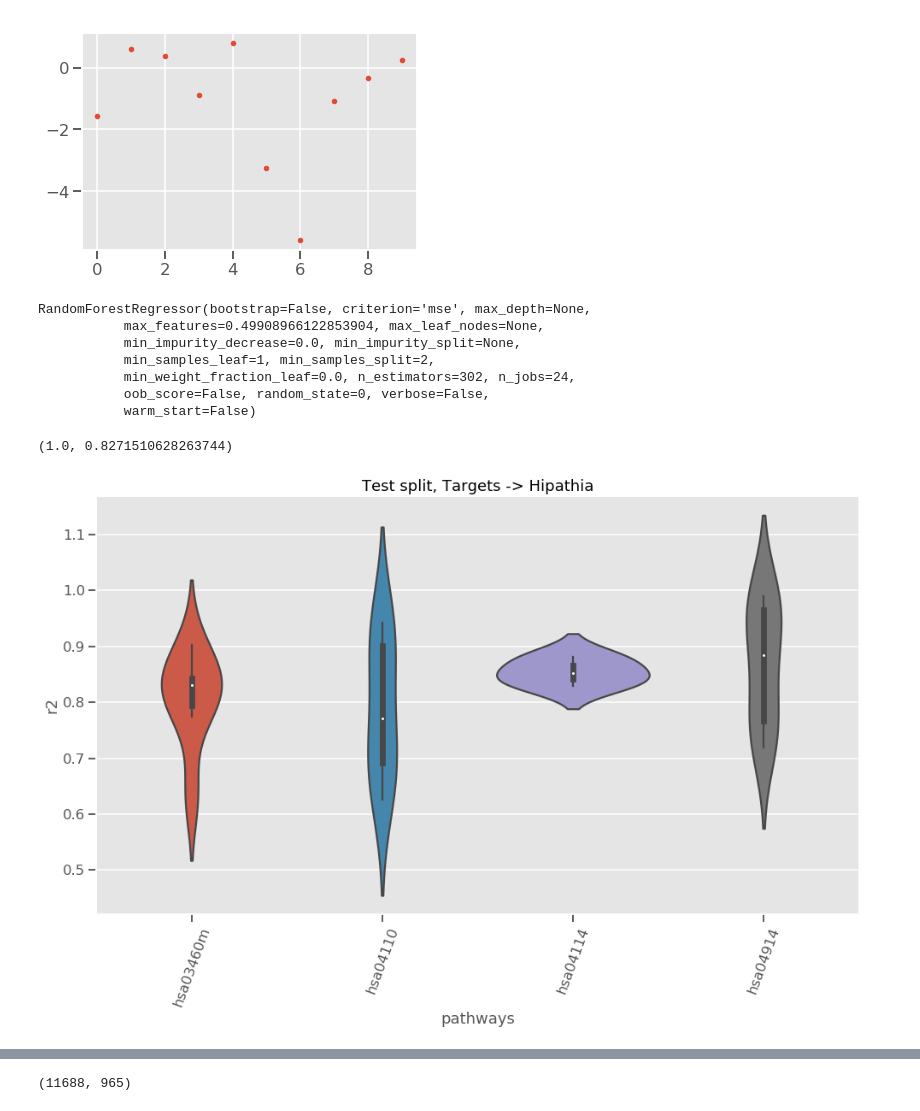
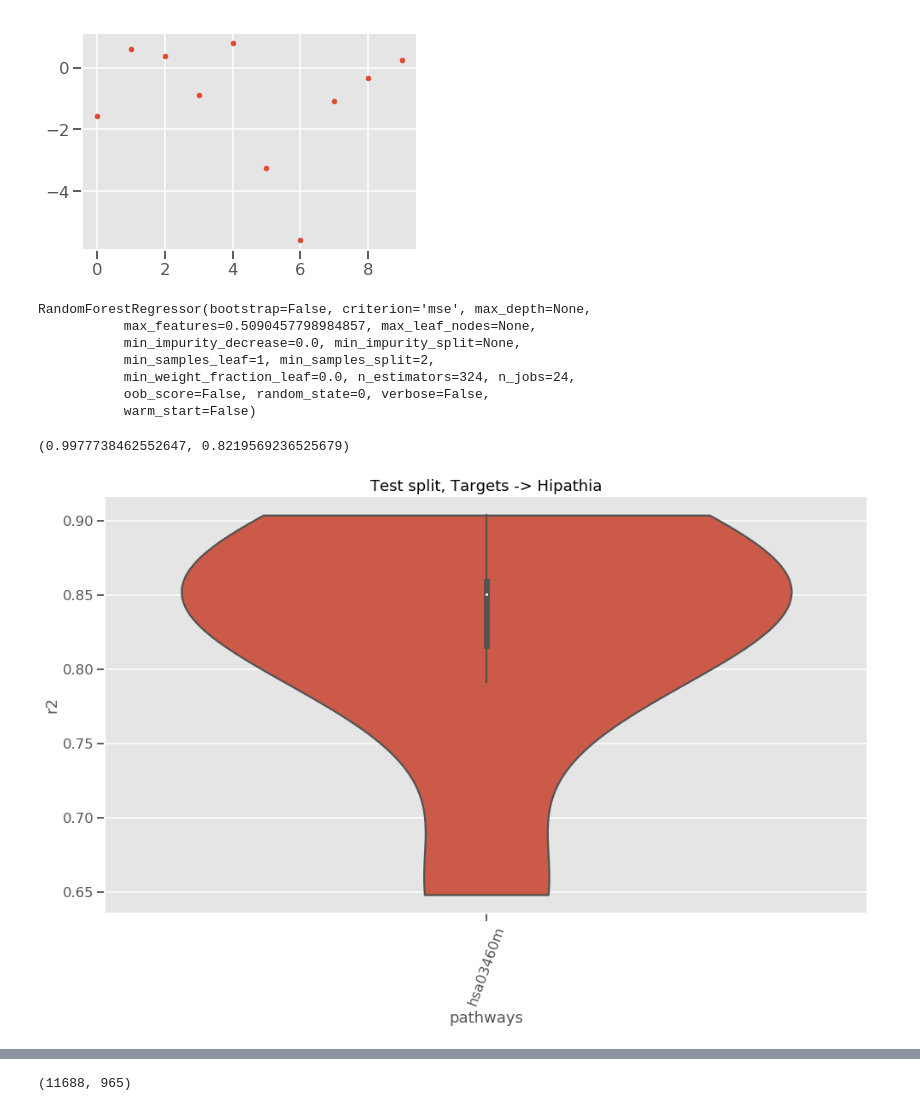
Before and after one commit to loucerac/drexml, a Jupyter notebook: notebooks/sandbox_20190416/1.0_setup_src.ipynb, the cells around one changed output, grey strips where cells are left out. Drawn from its saved outputs; the diff is of its cells as text; code cells hidden in the pictures.

```diff
--- a/notebooks/sandbox_20190416/1.0_setup_src.ipynb
+++ b/notebooks/sandbox_20190416/1.0_setup_src.ipynb
@@ -35,4 +33,4 @@ from src import datasets as ds
 DISEASE = "fanconi"
 SEED = 42
 # %%
-X, Y, circuits, genes, clinical = get_disease_data("fanconi")
+X, Y, circuits, genes, clinical = get_disease_data("fanconi", pathways)
@@ -38,0 +50,2 @@ X, Y, circuits, genes, clinical = get_disease_data("fanconi")
+# %%
+Y = Y.filter(axis=1, regex="hsa03460m")
@@ -91,10 +112,10 @@ with open(rf_path, "rb") as f:
 model.fit(X_train, Y_train)
 # %% [output]
 RandomForestRegressor(bootstrap=False, criterion='mse', max_depth=None,
-           max_features=0.49908966122853904, max_leaf_nodes=None,
+           max_features=0.5090457798984857, max_leaf_nodes=None,
            min_impurity_decrease=0.0, min_impurity_split=None,
            min_samples_leaf=1, min_samples_split=2,
-           min_weight_fraction_leaf=0.0, n_estimators=302, n_jobs=24,
+           min_weight_fraction_leaf=0.0, n_estimators=324, n_jobs=24,
            oob_score=False, random_state=0, verbose=False,
            warm_start=False)
 # %%
@@ -103,7 +124,7 @@ Y_test_hat = model.predict(X_test)
 # %%
 metrics.r2_score(Y_train, Y_train_hat), metrics.r2_score(Y_test, Y_test_hat)
 # %% [output]
-(1.0, 0.8271510628263744)
+(0.9977738462552647, 0.8219569236525679)
 # %%
 r2_test = metrics.r2_score(Y_test, Y_test_hat, multioutput="raw_values")
 r2_test = pd.DataFrame(r2_test, index=Y.columns, columns=["r2"])
@@ -111,8 +132,8 @@ r2_test["pathways"] = Y.columns.str.split(".").str[1]
 # %%
 sns.set_context("talk")
 fig, ax = plt.subplots(1, 1, figsize=(16, 9))
-sns.violinplot(x="pathways", y="r2", data=r2_test, ax=ax);
+sns.violinplot(x="pathways", y="r2", data=r2_test, ax=ax, cut=0);
 ax.set_title("Test split, Targets -> Hipathia");
 ax.set_xticklabels(ax.get_xticklabels(), rotation=70);
 # %% [output]
-[figure, old version]
+[figure, new version]
```
Also changed, not shown: parts of 48 cells of this notebook, 4 other files.
